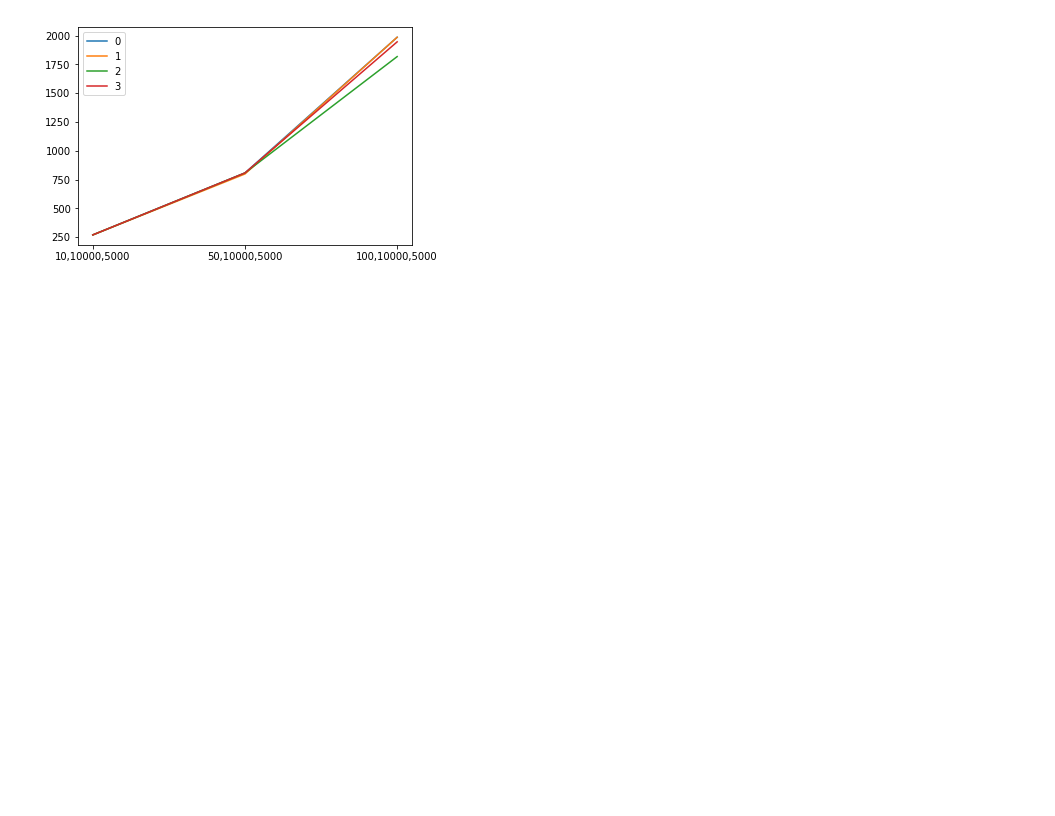
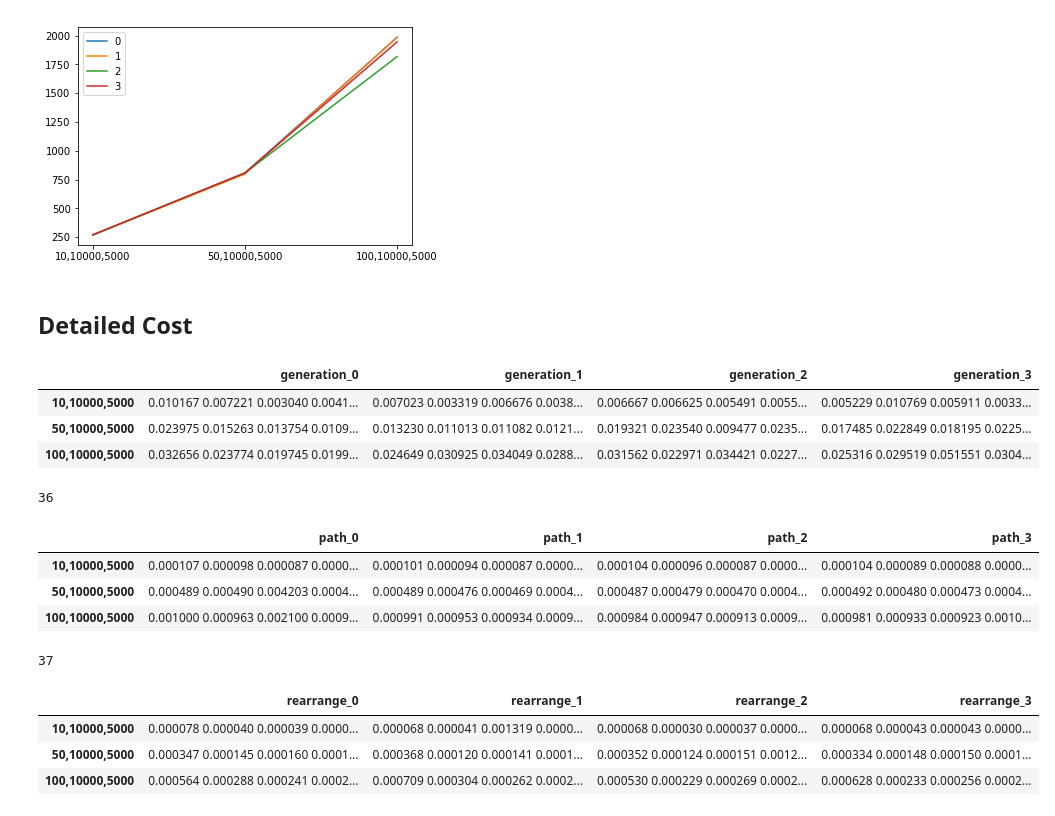
Before and after one commit to danif93/Genetic-Travelling-Salesman, a Jupyter notebook: code/python_dataAnalysis/read_files.ipynb, the cells around one changed output. Saved outputs shown, nothing was run; the diff lists cells and outputs as text; code cells hidden in the pictures; blank space fills up the shorter version.

```diff
--- a/code/python_dataAnalysis/read_files.ipynb
+++ b/code/python_dataAnalysis/read_files.ipynb
@@ -51,3 +53,83 @@ plt.plot(df_prec);
 plt.legend(df.columns);
 # %% [output]
 [figure]
+# %% [markdown]
+## Detailed Cost
+# %%
+path = "../results/detailed"
+genFiles = sorted([i for i in os.listdir(path) if "generation" in i])
+pathFiles = sorted([i for i in os.listdir(path) if "path" in i])
+rearrFiles = sorted([i for i in os.listdir(path) if "rearrange" in i])
+sortFiles = sorted([i for i in os.listdir(path) if "sort" in i])
+transFiles = sorted([i for i in os.listdir(path) if "transfer" in i])
+# %%
+df_gen = pd.DataFrame()
+
+for file in genFiles:
+    with open(os.path.join(path,file)) as f:
+        col = file.split('.')[0]
+        for line in f:
+            vals = line.split(' ')
+            row = vals[0]+','+vals[1]+','+vals[2]
+            try:
+                df_gen.loc[row,col] += ' '+vals[3][:-1]
+            except KeyError:
+                df_gen.loc[row,col] = vals[3][:-1]
+            except TypeError:
+                df_gen.loc[row,col] = vals[3][:-1]
+df_gen
+# %% [output]
+|  | generation_0 | generation_1 | generation_2 | generation_3 |
+| 10,10000,5000 | 0.010167 0.007221 0.003040 0.0041... | 0.007023 0.003319 0.006676 0.0038... | 0.006667 0.006625 0.005491 0.0055... | 0.005229 0.010769 0.005911 0.0033... |
+| 50,10000,5000 | 0.023975 0.015263 0.013754 0.0109... | 0.013230 0.011013 0.011082 0.0121... | 0.019321 0.023540 0.009477 0.0235... | 0.017485 0.022849 0.018195 0.0225... |
+| 100,10000,5000 | 0.032656 0.023774 0.019745 0.0199... | 0.024649 0.030925 0.034049 0.0288... | 0.031562 0.022971 0.034421 0.0227... | 0.025316 0.029519 0.051551 0.0304... |
+# %%
+len(df_gen.iloc[0,0].split(' '))
+# %% [output]
+36
+# %%
+df_path = pd.DataFrame()
+
+for file in pathFiles:
+    with open(os.path.join(path,file)) as f:
+        col = file.split('.')[0]
+        for line in f:
+            vals = line.split(' ')
+            row = vals[0]+','+vals[1]+','+vals[2]
+            try:
+                df_path.loc[row,col] += ' '+vals[3][:-1]
+            except KeyError:
+                df_path.loc[row,col] = vals[3][:-1]
+            except TypeError:
+                df_path.loc[row,col] = vals[3][:-1]
+df_path
+# %% [output]
+|  | path_0 | path_1 | path_2 | path_3 |
+| 10,10000,5000 | 0.000107 0.000098 0.000087 0.0000... | 0.000101 0.000094 0.000087 0.0000... | 0.000104 0.000096 0.000087 0.0000... | 0.000104 0.000089 0.000088 0.0000... |
+| 50,10000,5000 | 0.000489 0.000490 0.004203 0.0004... | 0.000489 0.000476 0.000469 0.0004... | 0.000487 0.000479 0.000470 0.0004... | 0.000492 0.000480 0.000473 0.0004... |
+| 100,10000,5000 | 0.001000 0.000963 0.002100 0.0009... | 0.000991 0.000953 0.000934 0.0009... | 0.000984 0.000947 0.000913 0.0009... | 0.000981 0.000933 0.000923 0.0010... |
+# %%
+len(df_path.iloc[0,0].split(' '))
+# %% [output]
+37
+# %%
+df_rearr = pd.DataFrame()
+
+for file in rearrFiles:
+    with open(os.path.join(path,file)) as f:
+        col = file.split('.')[0]
+        for line in f:
+            vals = line.split(' ')
+            row = vals[0]+','+vals[1]+','+vals[2]
+            try:
+                df_rearr.loc[row,col] += ' '+vals[3][:-1]
+            except KeyError:
+                df_rearr.loc[row,col] = vals[3][:-1]
+            except TypeError:
+                df_rearr.loc[row,col] = vals[3][:-1]
+df_rearr
+# %% [output]
+|  | rearrange_0 | rearrange_1 | rearrange_2 | rearrange_3 |
+| 10,10000,5000 | 0.000078 0.000040 0.000039 0.0000... | 0.000068 0.000041 0.001319 0.0000... | 0.000068 0.000030 0.000037 0.0000... | 0.000068 0.000043 0.000043 0.0000... |
+| 50,10000,5000 | 0.000347 0.000145 0.000160 0.0001... | 0.000368 0.000120 0.000141 0.0001... | 0.000352 0.000124 0.000151 0.0012... | 0.000334 0.000148 0.000150 0.0001... |
+| 100,10000,5000 | 0.000564 0.000288 0.000241 0.0002... | 0.000709 0.000304 0.000262 0.0002... | 0.000530 0.000229 0.000269 0.0002... | 0.000628 0.000233 0.000256 0.0002... |
```
Also changed, not shown: parts of 8 cells of this notebook, 32 other files.
